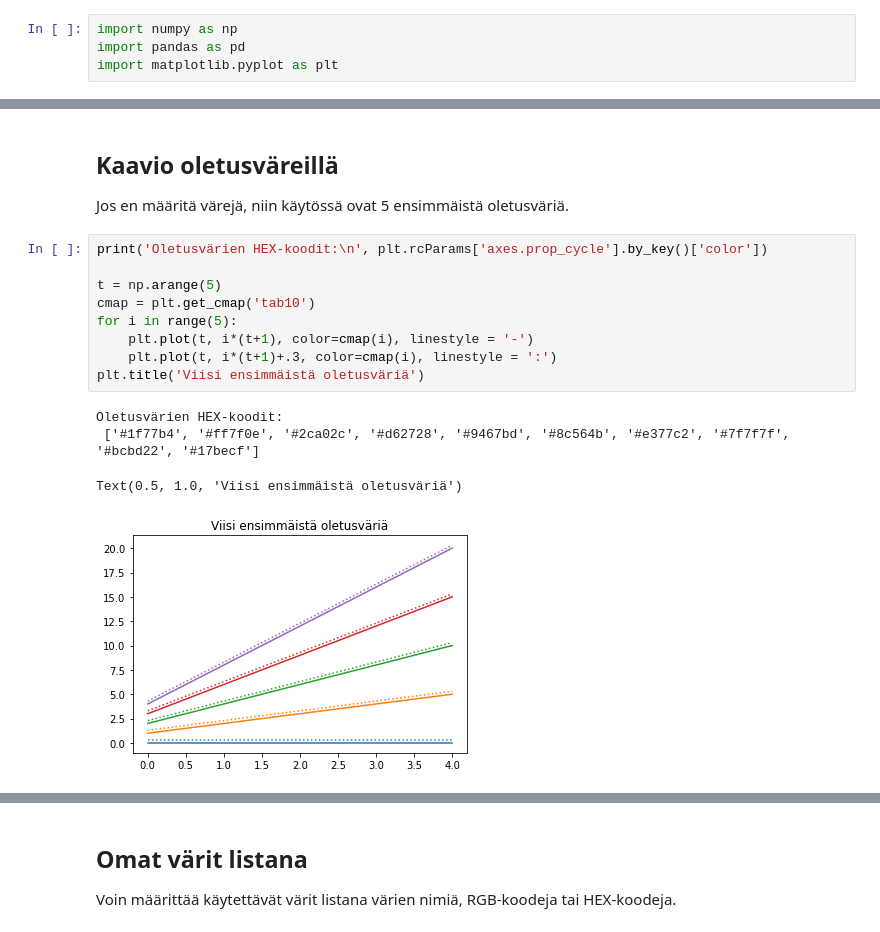
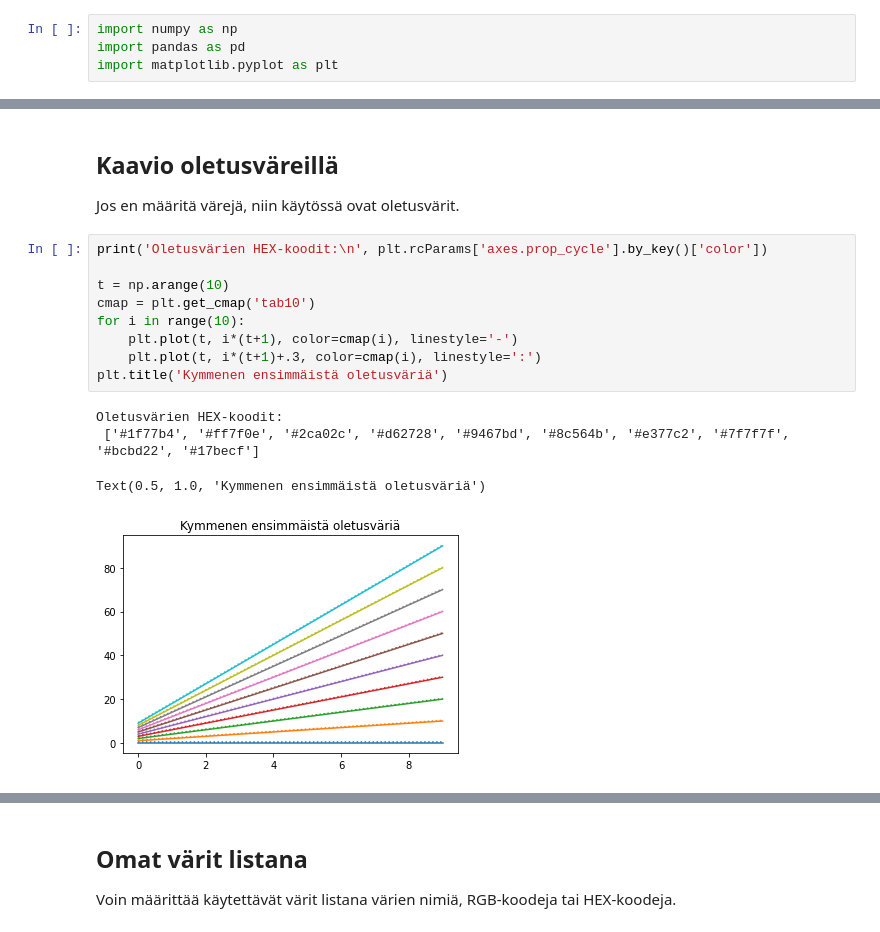
Before and after one commit to taanila/kaaviot, a Jupyter notebook: matplotlib4.ipynb, the cells around one changed output, grey strips where cells are left out. Drawn from its saved outputs; the diff is of its cells as text.

```diff
--- a/matplotlib4.ipynb
+++ b/matplotlib4.ipynb
@@ -59,19 +65,19 @@ df1
 # %% [markdown]
 <h2>Kaavio oletusväreillä</h2>
 
-Jos en määritä värejä, niin käytössä ovat 5 ensimmäistä oletusväriä.
+Jos en määritä värejä, niin käytössä ovat oletusvärit.
 # %%
 print('Oletusvärien HEX-koodit:\n', plt.rcParams['axes.prop_cycle'].by_key()['color'])
 
-t = np.arange(5)
+t = np.arange(10)
 cmap = plt.get_cmap('tab10')
-for i in range(5):
-    plt.plot(t, i*(t+1), color=cmap(i), linestyle = '-')
-    plt.plot(t, i*(t+1)+.3, color=cmap(i), linestyle = ':')
-plt.title('Viisi ensimmäistä oletusväriä')
+for i in range(10):
+    plt.plot(t, i*(t+1), color=cmap(i), linestyle='-')
+    plt.plot(t, i*(t+1)+.3, color=cmap(i), linestyle=':')
+plt.title('Kymmenen ensimmäistä oletusväriä')
 # %% [output]
 Oletusvärien HEX-koodit:
  ['#1f77b4', '#ff7f0e', '#2ca02c', '#d62728', '#9467bd', '#8c564b', '#e377c2', '#7f7f7f', '#bcbd22', '#17becf']
-Text(0.5, 1.0, 'Viisi ensimmäistä oletusväriä')
+Text(0.5, 1.0, 'Kymmenen ensimmäistä oletusväriä')
-[figure, old version]
+[figure, new version]
 # %%
```
Also changed, not shown: parts of 12 cells of this notebook.
